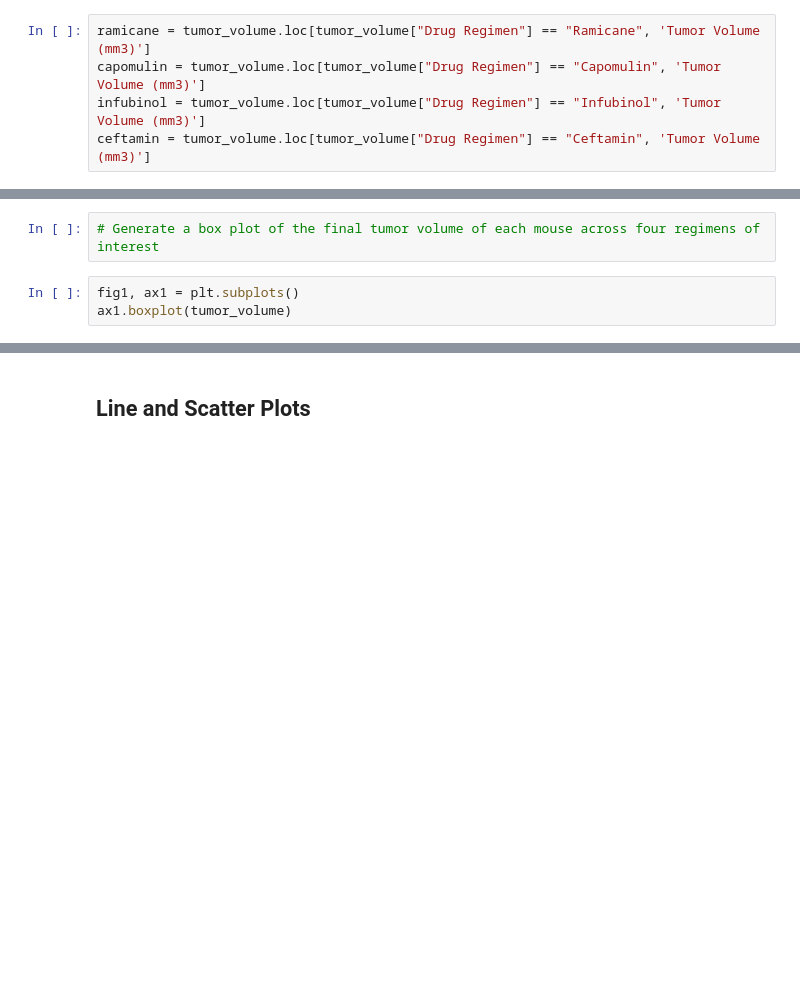
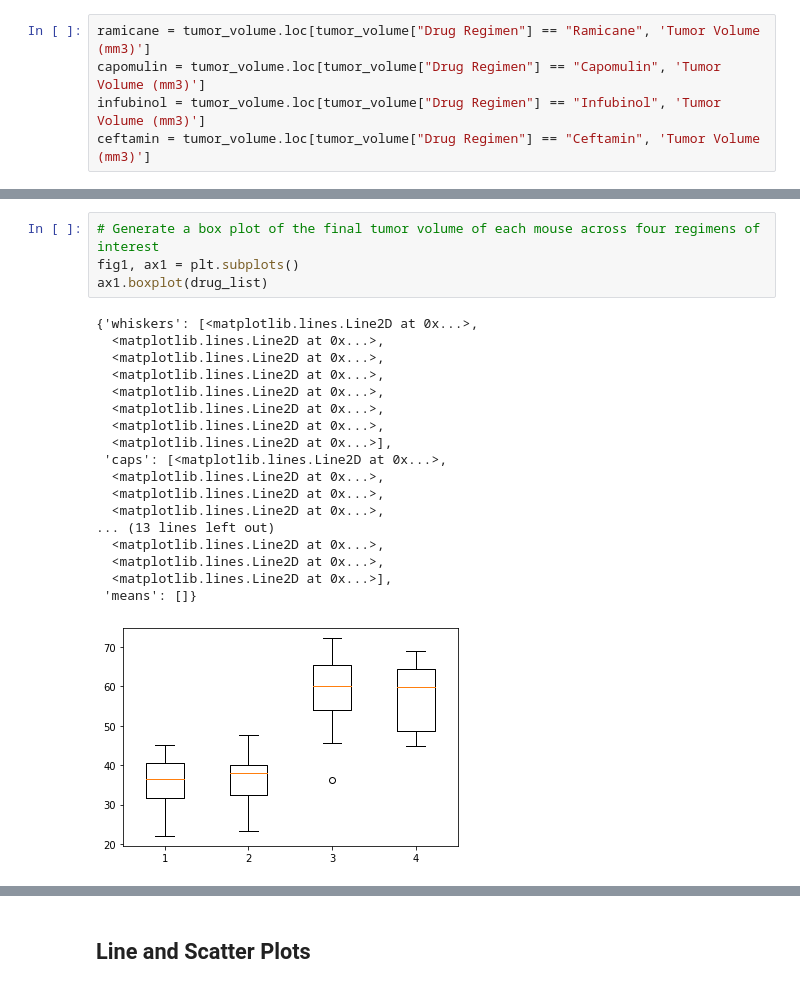
Before and after one commit to mbustillos329/matplotlib-homework, a Jupyter notebook: Pymaceuticals/pymaceuticals_starter.ipynb, the cells around one changed output, grey strips where cells are left out. Saved outputs shown, nothing was run; the diff lists cells and outputs as text; blank space fills up the shorter version.

```diff
--- a/Pymaceuticals/pymaceuticals_starter.ipynb
+++ b/Pymaceuticals/pymaceuticals_starter.ipynb
@@ -320,6 +322,24 @@ Quartile 2: 48.72207785
 Quartile 3: 64.29983003
 # %%
 # Generate a box plot of the final tumor volume of each mouse across four regimens of interest
+fig1, ax1 = plt.subplots()
+ax1.boxplot(drug_list)
+# %% [output]
+{'whiskers': [<matplotlib.lines.Line2D at 0x...>,
+  <matplotlib.lines.Line2D at 0x...>,
+  <matplotlib.lines.Line2D at 0x...>,
+  <matplotlib.lines.Line2D at 0x...>,
+  <matplotlib.lines.Line2D at 0x...>,
+  <matplotlib.lines.Line2D at 0x...>,
+  <matplotlib.lines.Line2D at 0x...>,
+  <matplotlib.lines.Line2D at 0x...>],
+ 'caps': [<matplotlib.lines.Line2D at 0x...>,
+  <matplotlib.lines.Line2D at 0x...>,
+  <matplotlib.lines.Line2D at 0x...>,
+  <matplotlib.lines.Line2D at 0x...>,
+... (13 lines left out)
+  <matplotlib.lines.Line2D at 0x...>,
+  <matplotlib.lines.Line2D at 0x...>,
+  <matplotlib.lines.Line2D at 0x...>],
+ 'means': []}
+[figure, added]
-# %%
-fig1, ax1 = plt.subplots()
-ax1.boxplot(tumor_volume)
```
Also changed, not shown: parts of 3 cells of this notebook, 2 other files.
